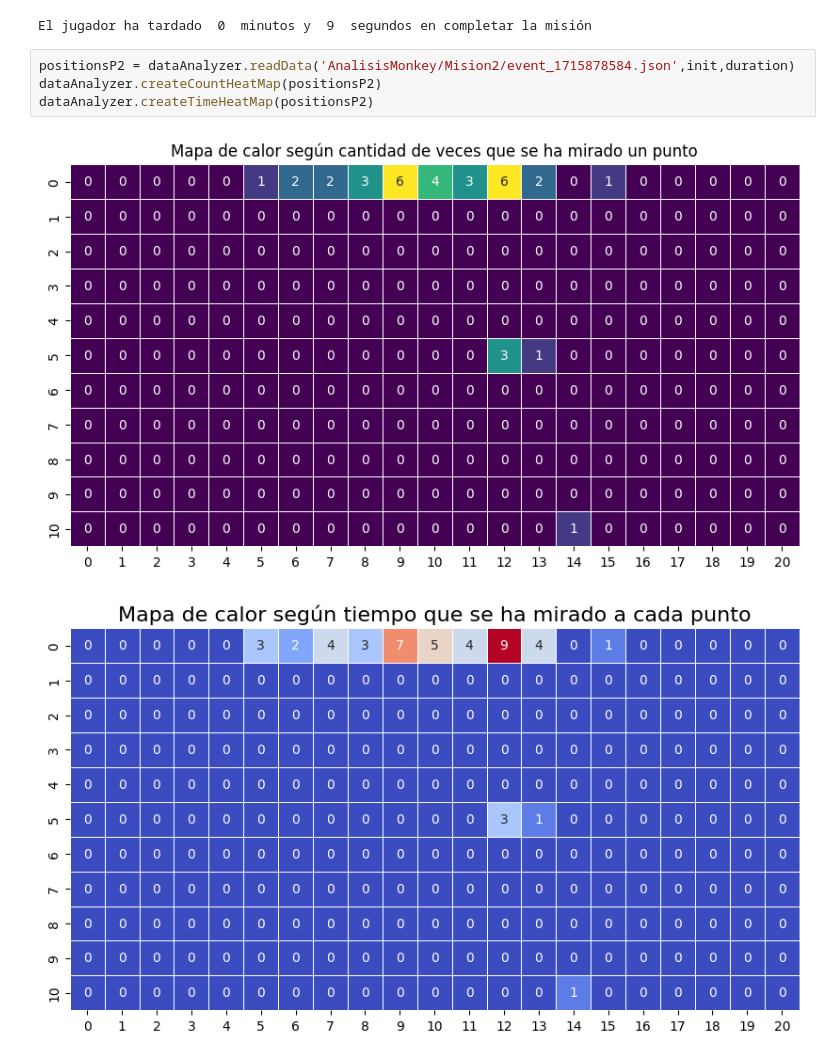
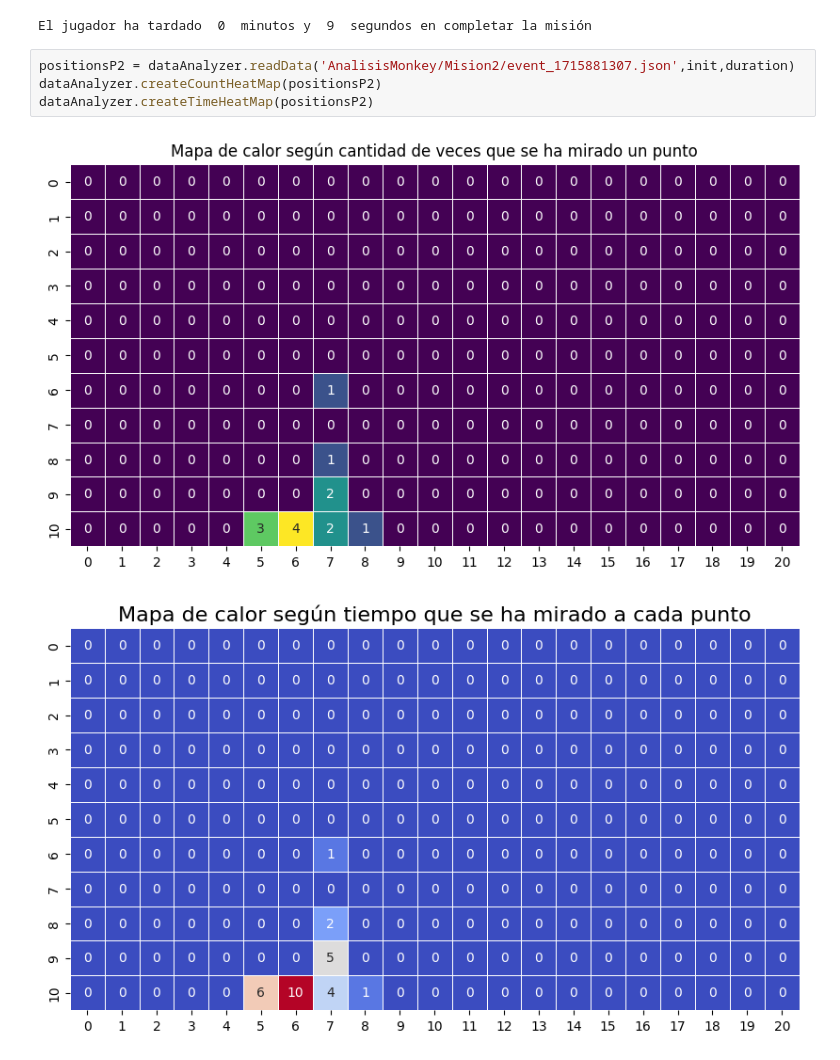
Before and after one commit to miriam-m-s/G3_Usabilidad_Pfinal, a Jupyter notebook: DataAnalyzer/AnalysisExample.ipynb, the cells around one changed output. Saved outputs shown, nothing was run; the diff lists cells and outputs as text.

```diff
--- a/DataAnalyzer/AnalysisExample.ipynb
+++ b/DataAnalyzer/AnalysisExample.ipynb
@@ -23,9 +23,9 @@ init, duration = ag.analyzeJson('AnalisisMonkey/Mision2/1715881297.json')
 # %% [output]
 El jugador ha tardado  0  minutos y  9  segundos en completar la misión
 # %%
-positionsP2 = dataAnalyzer.readData('AnalisisMonkey/Mision2/event_1715878584.json',init,duration)
+positionsP2 = dataAnalyzer.readData('AnalisisMonkey/Mision2/event_1715881307.json',init,duration)
 dataAnalyzer.createCountHeatMap(positionsP2)
 dataAnalyzer.createTimeHeatMap(positionsP2)
 # %% [output]
-[figure, old version]
+[figure, new version]
-[figure, old version]
+[figure, new version]
```
